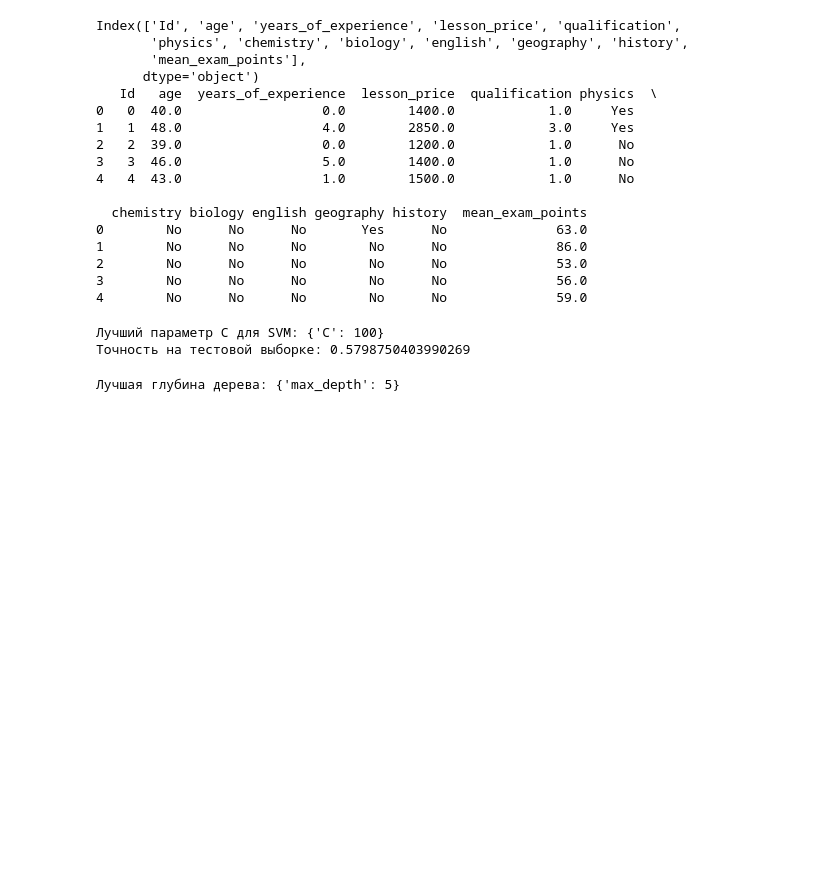
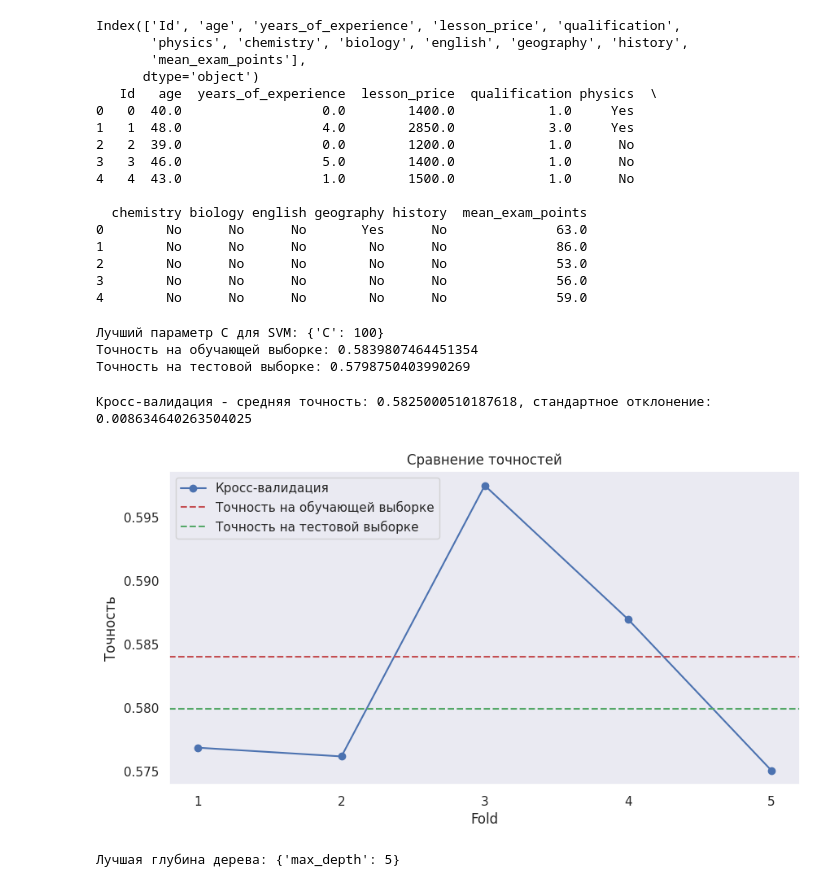
Before and after one commit to b221b/vis43, a Jupyter notebook: Машинное Обучение/Lab06/Lab06_homework.ipynb, the cells around one changed output. Cells and saved outputs as stored; diff of their text form; code cells hidden in the pictures; blank space fills up the shorter version.

```diff
--- a/Машинное Обучение/Lab06/Lab06_homework.ipynb
+++ b/Машинное Обучение/Lab06/Lab06_homework.ipynb
@@ -584,13 +584,12 @@ from sklearn.model_selection import train_test_split
 X_train, X_test, y_train, y_test = train_test_split(X, y, test_size=0.2, random_state=42)
 # %%
-# Настройка и обучение моделей с использованием кросс-проверки
-# Метод опорных векторов (SVM)
+import pandas as pd
+import numpy as np
+from sklearn.model_selection import train_test_split, GridSearchCV, cross_val_score
+from sklearn.svm import SVR
+import matplotlib.pyplot as plt
 
-import pandas as pd
-from sklearn.model_selection import train_test_split, GridSearchCV
-from sklearn.svm import SVR
-
-# Загрузка данных
+# Загрузка данных с указанием разделителя
 data = pd.read_csv('exam_регр.csv', sep=';')
 
 # Проверка на наличие пропущенных значений и их удаление
@@ -619,12 +618,43 @@ grid_svm.fit(X_train, y_train)
 best_svm = grid_svm.best_estimator_
 print(f'Лучший параметр C для SVM: {grid_svm.best_params_}')
 
-# Опционально: оценка модели на тестовой выборке
+# Оценка модели на обучающей выборке
+train_score = best_svm.score(X_train, y_train)
+print(f'Точность на обучающей выборке: {train_score}')
+
+# Оценка модели на тестовой выборке
 test_score = best_svm.score(X_test, y_test)
 print(f'Точность на тестовой выборке: {test_score}')
 # %% [output]
 Лучший параметр C для SVM: {'C': 100}
+Точность на обучающей выборке: 0.5839807464451354
 Точность на тестовой выборке: 0.5798750403990269
+# %%
+import pandas as pd
+import numpy as np
+from sklearn.model_selection import train_test_split, GridSearchCV, cross_val_score
+from sklearn.svm import SVR
+import matplotlib.pyplot as plt
+
+# Кросс-валидация для оценки модели
+cv_scores = cross_val_score(best_svm, X, y, cv=5)
+print(f'Кросс-валидация - средняя точность: {np.mean(cv_scores)}, стандартное отклонение: {np.std(cv_scores)}')
+
+# Визуализация результатов
+plt.figure(figsize=(10, 5))
+plt.plot(range(1, 6), cv_scores, marker='o', label='Кросс-валидация')
+plt.axhline(y=train_score, color='r', linestyle='--', label='Точность на обучающей выборке')
+plt.axhline(y=test_score, color='g', linestyle='--', label='Точность на тестовой выборке')
+plt.title('Сравнение точностей')
+plt.xlabel('Fold')
+plt.ylabel('Точность')
+plt.xticks(range(1, 6))
+plt.legend()
+plt.grid()
+plt.show()
+# %% [output]
+Кросс-валидация - средняя точность: 0.5825000510187618, стандартное отклонение: 0.008634640263504025
+[figure, added]
 # %%
 # Дерево принятия решений
 
```
Also changed, not shown: parts of 14 cells of this notebook, 1 other file.
